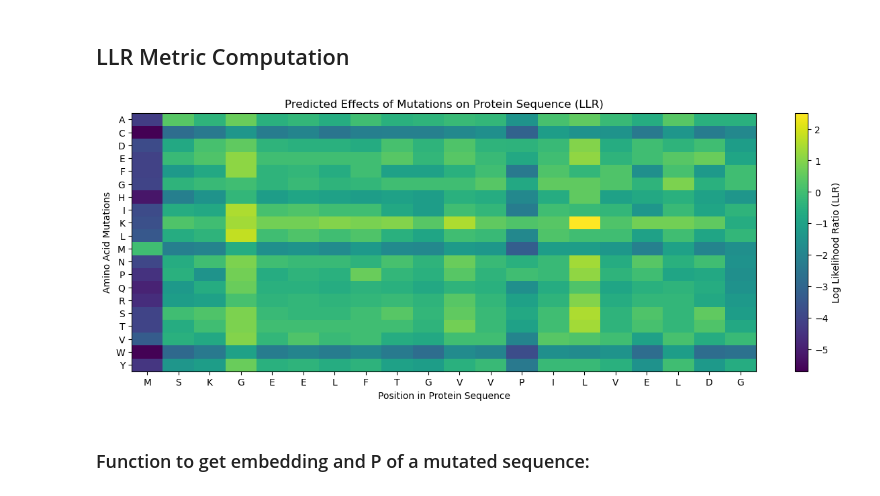
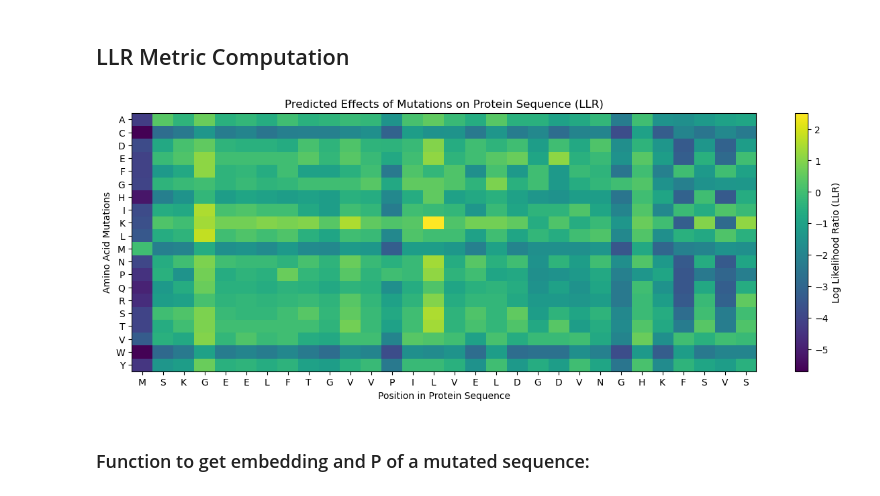
Before and after one commit to Thomasbush9/gfp_function_prediction, a Jupyter notebook: notebooks/esm.ipynb, the cells around one changed output. Drawn from its saved outputs; the diff is of its cells as text; code cells hidden in the pictures.

```diff
--- a/notebooks/esm.ipynb
+++ b/notebooks/esm.ipynb
@@ -160,9 +160,9 @@ def generate_heatmap(protein_sequence:str, start_pos:int=1, end_pos=None):
   plt.show()
   return heatmap
 # %%
-heatmap = generate_heatmap(seq, end_pos=20)
+heatmap = generate_heatmap(seq, end_pos=30)
 # %% [output]
-[figure, old version]
+[figure, new version]
 # %% [markdown]
 ### Function to get embedding and P of a mutated sequence:
 # %%
```
Also changed, not shown: parts of 3 cells of this notebook, 2 other files.
